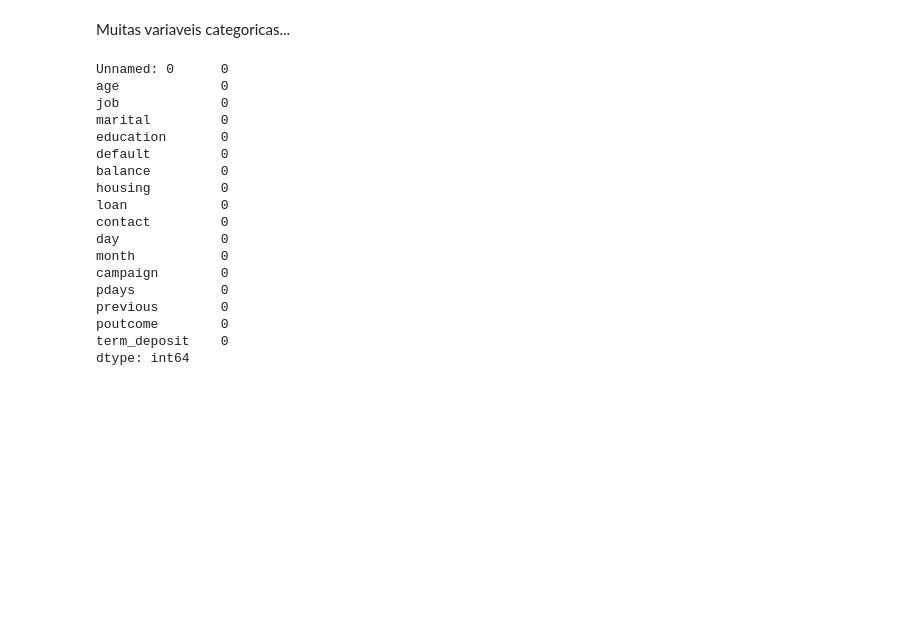
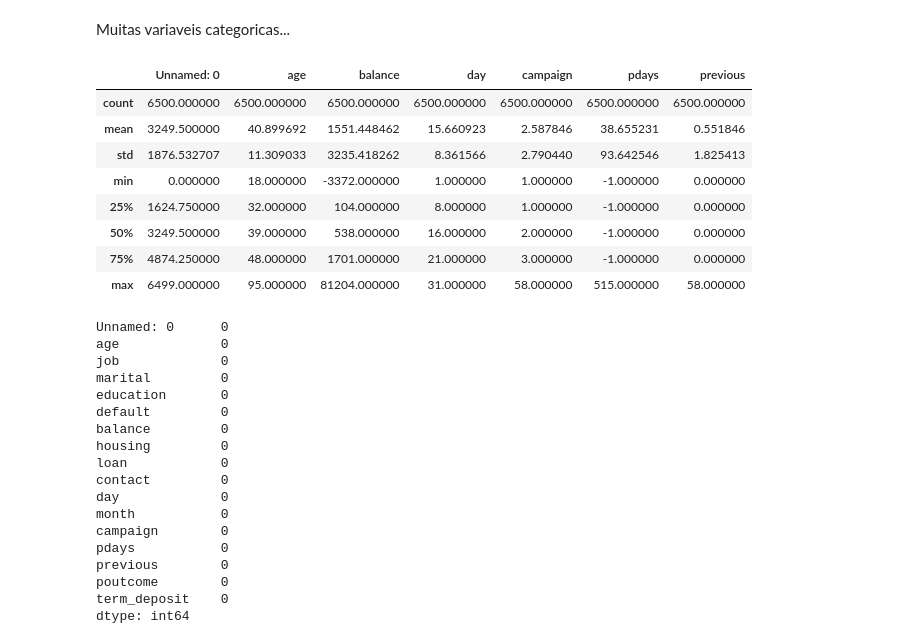
Before and after one commit to pralineso/estudos_ds, a Jupyter notebook: Analise_comp.ipynb, the cells around one changed output. Saved outputs shown, nothing was run; the diff lists cells and outputs as text; code cells hidden in the pictures; blank space fills up the shorter version.

```diff
--- a/Analise_comp.ipynb
+++ b/Analise_comp.ipynb
@@ -40,6 +59,18 @@ dtypes: int64(7), object(10)
 memory usage: 863.4+ KB
 # %% [markdown]
 Muitas variaveis categoricas...
+# %%
+dados.describe()
+# %% [output]
+|  | Unnamed: 0 | age | balance | day | campaign | pdays | previous |
+| count | 6500.000000 | 6500.000000 | 6500.000000 | 6500.000000 | 6500.000000 | 6500.000000 | 6500.000000 |
+| mean | 3249.500000 | 40.899692 | 1551.448462 | 15.660923 | 2.587846 | 38.655231 | 0.551846 |
+| std | 1876.532707 | 11.309033 | 3235.418262 | 8.361566 | 2.790440 | 93.642546 | 1.825413 |
+| min | 0.000000 | 18.000000 | -3372.000000 | 1.000000 | 1.000000 | -1.000000 | 0.000000 |
+| 25% | 1624.750000 | 32.000000 | 104.000000 | 8.000000 | 1.000000 | -1.000000 | 0.000000 |
+| 50% | 3249.500000 | 39.000000 | 538.000000 | 16.000000 | 2.000000 | -1.000000 | 0.000000 |
+| 75% | 4874.250000 | 48.000000 | 1701.000000 | 21.000000 | 3.000000 | -1.000000 | 0.000000 |
+| max | 6499.000000 | 95.000000 | 81204.000000 | 31.000000 | 58.000000 | 515.000000 | 58.000000 |
 # %%
 dados.isnull().sum()
 # %% [output]
```
Also changed, not shown: parts of 60 cells of this notebook.
